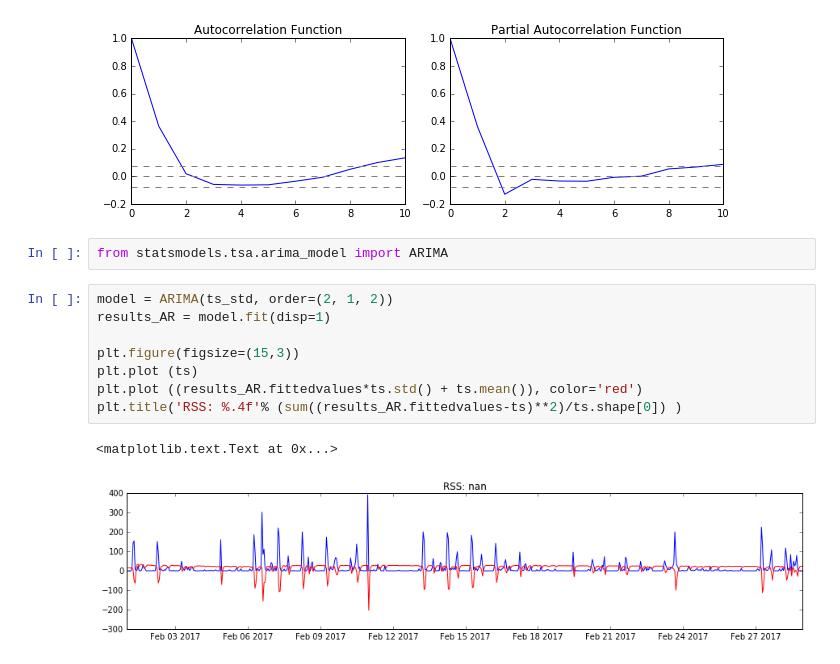
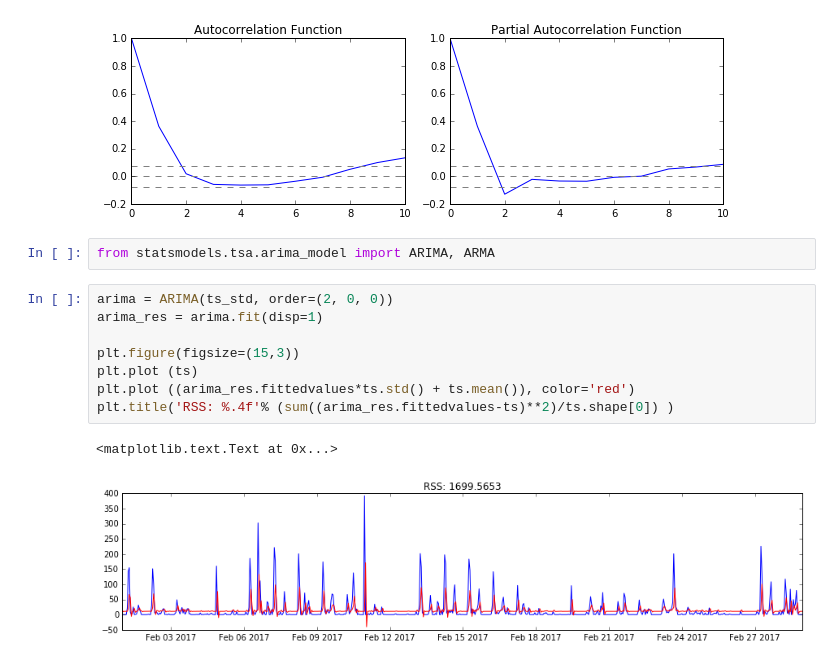
Before and after one commit to yhaddad/KaggleDojo, a Jupyter notebook: time_serie_regression.ipynb, the cells around one changed output. Cells and saved outputs as stored; diff of their text form.

```diff
--- a/time_serie_regression.ipynb
+++ b/time_serie_regression.ipynb
@@ -592,15 +583,15 @@ plt.show()
 # %% [output]
 [figure]
 # %%
-from statsmodels.tsa.arima_model import ARIMA
+from statsmodels.tsa.arima_model import ARIMA, ARMA
 # %%
-model = ARIMA(ts_std, order=(2, 1, 2))
-results_AR = model.fit(disp=1)
+arima = ARIMA(ts_std, order=(2, 0, 0))
+arima_res = arima.fit(disp=1)
 
 plt.figure(figsize=(15,3))
 plt.plot (ts)
-plt.plot ((results_AR.fittedvalues*ts.std() + ts.mean()), color='red')
-plt.title('RSS: %.4f'% (sum((results_AR.fittedvalues-ts)**2)/ts.shape[0]) )
+plt.plot ((arima_res.fittedvalues*ts.std() + ts.mean()), color='red')
+plt.title('RSS: %.4f'% (sum((arima_res.fittedvalues-ts)**2)/ts.shape[0]) )
 # %% [output]
 <matplotlib.text.Text at 0x...>
-[figure, old version]
+[figure, new version]
```
Also changed, not shown: parts of 29 cells of this notebook, 1 other file.
